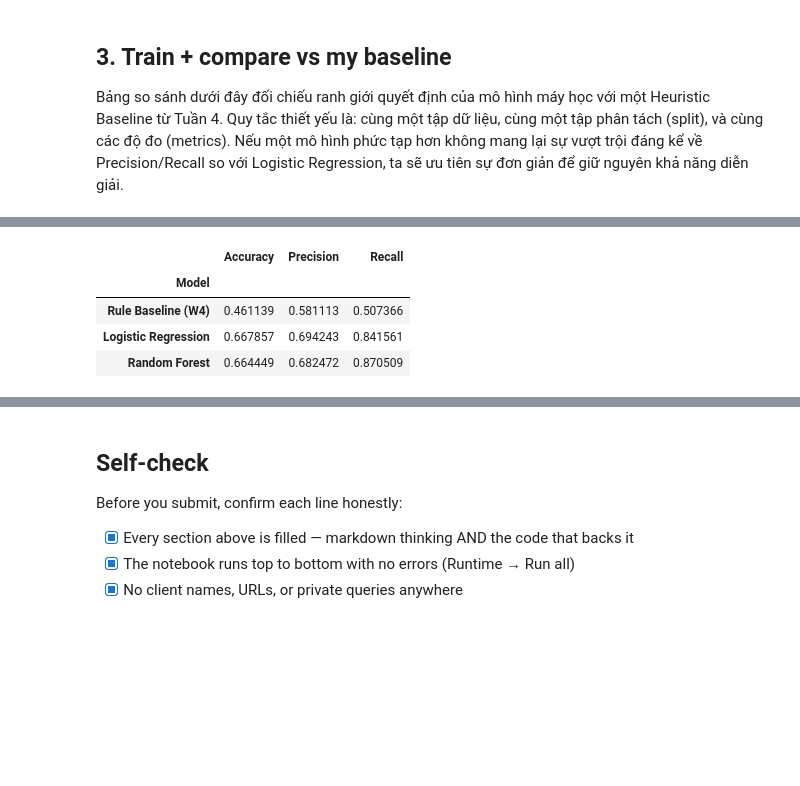
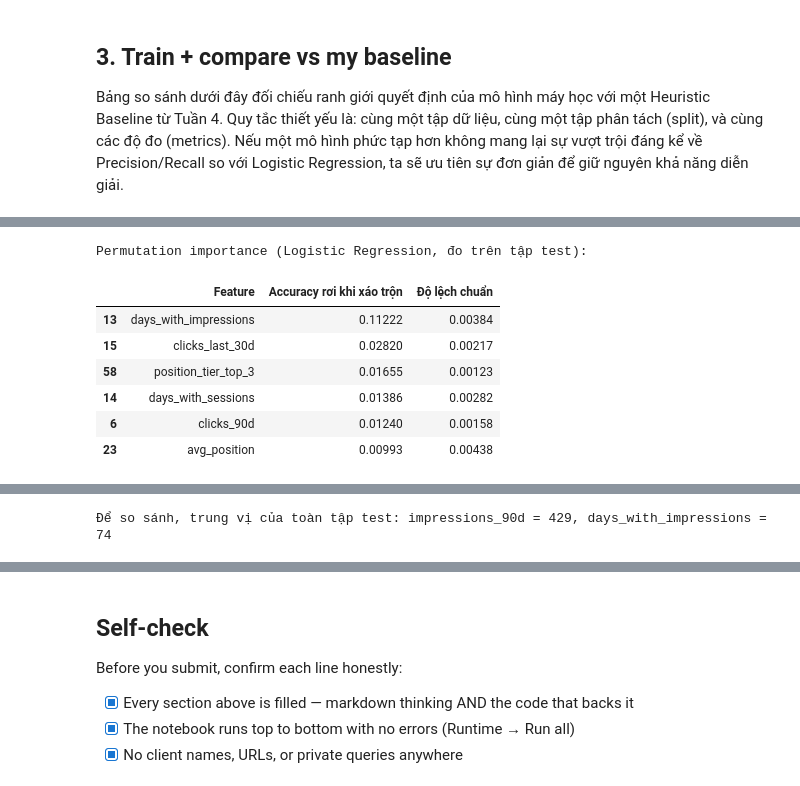
Before and after one commit to John-hcmus/flyrank-ML-internship-starter, a Jupyter notebook: work/notebooks/w05_model.ipynb, the cells around one changed output, grey strips where cells are left out. Cells and saved outputs as stored; diff of their text form; code cells hidden in the pictures; blank space fills up the shorter version.

```diff
--- a/work/notebooks/w05_model.ipynb
+++ b/work/notebooks/w05_model.ipynb
@@ -206,51 +264,44 @@ Một độ đo vô hướng (scalar metric) không phản ánh bản chất ph
 # %%
-from sklearn.preprocessing import StandardScaler
-from sklearn.metrics import accuracy_score, precision_score, recall_score
-from typing import List
+from sklearn.inspection import permutation_importance
 import numpy as np
 import pandas as pd
 
-# Giả lập Baseline Tuần 4
-baseline_threshold = X_train['ctr'].median()
-y_pred_baseline = (X_test['ctr'] < baseline_threshold).astype(int)
+# --- (1) Permutation importance: cột nào thực sự gánh mô hình? ---
+perm = permutation_importance(log_reg, X_test_scaled, y_test, n_repeats=5,
+                              random_state=RANDOM_SEED, scoring="accuracy", n_jobs=-1)
+perm_df = (pd.DataFrame({'Feature': X_train.columns,
+                         'Accuracy rơi khi xáo trộn': perm.importances_mean,
+                         'Độ lệch chuẩn': perm.importances_std})
+           .sort_values('Accuracy rơi khi xáo trộn', ascending=False))
+print("Permutation importance (Logistic Regression, đo trên tập test):")
+display(perm_df.head(6).round(5))
 
-# Chuẩn hóa giữ nguyên dạng DataFrame có tên cột
-scaler = StandardScaler()
-X_train_scaled = pd.DataFrame(scaler.fit_transform(X_train.fillna(0)), columns=X_train.columns)
-X_test_scaled = pd.DataFrame(scaler.transform(X_test.fillna(0)), columns=X_test.columns)
+# --- (2) Ba False Positive mà mô hình tự tin nhất ---
+prob_lr = log_reg.predict_proba(X_test_scaled)[:, 1]
+is_fp = (y_pred_lr == 1) & (y_test.values == 0)
+is_fn = (y_pred_lr == 0) & (y_test.values == 1)
+print(f"\nSố False Positive: {int(is_fp.sum()):,} | False Negative: {int(is_fn.sum()):,} "
+      f"trên {len(y_test):,} dòng test")
 
-# Khởi tạo và tối ưu các mô hình
-log_reg = LogisticRegression(max_iter=1000, random_state=RANDOM_SEED)
-log_reg.fit(X_train_scaled, y_train)
-y_pred_lr = log_reg.predict(X_test_scaled)
+fp_pos = np.where(is_fp)[0]
+top_fp = fp_pos[np.argsort(-prob_lr[fp_pos])[:3]]
+raw_test = df.loc[test_df.index]          # dòng gốc, để đọc được cả trend_pct thật
+cols = ['impressions_90d', 'clicks_90d', 'clicks_last_30d', 'days_with_impressions',
+        'avg_position', 'ctr', 'trend_pct']
+fp_view = raw_test.iloc[top_fp][cols].copy()
+fp_view.insert(0, 'Xác suất mô hình gán "suy giảm"', prob_lr[top_fp].round(3))
+print("\n3 trường hợp mô hình SAI mà lại tự tin nhất (thực tế: KHÔNG suy giảm):")
+display(fp_view)
 
-rf = RandomForestClassifier(n_estimators=100, max_depth=10, random_state=RANDOM_SEED)
-rf.fit(X_train_scaled, y_train) # Lúc này RF được fit bằng DataFrame có tên cột
-y_pred_rf = rf.predict(X_test_scaled)
-
-# Hàm đánh giá
-def evaluate_model(y_true: np.ndarray, preds: List[np.ndarray], model_names: List[str]) -> pd.DataFrame:
-    results = []
-    for p, name in zip(preds, model_names):
-        results.append({
-            'Model': name,
-            'Accuracy': accuracy_score(y_true, p),
-            'Precision': precision_score(y_true, p, zero_division=0),
-            'Recall': recall_score(y_true, p, zero_division=0)
-        })
-    return pd.DataFrame(results).set_index('Model')
-
-# Bảng so sánh
-comparison_table = evaluate_model(
-    y_test,
-    [y_pred_baseline, y_pred_lr, y_pred_rf],
-    ['Rule Baseline (W4)', 'Logistic Regression', 'Random Forest']
-)
-
-display(comparison_table)
+print(f"\nĐể so sánh, trung vị của toàn tập test: impressions_90d = "
+      f"{raw_test['impressions_90d'].median():,.0f}, days_with_impressions = "
+      f"{raw_test['days_with_impressions'].median():.0f}")
 # %% [output]
+Permutation importance (Logistic Regression, đo trên tập test):
-|  | Accuracy | Precision | Recall |
-| Model |  |  |  |
-| Rule Baseline (W4) | 0.461139 | 0.581113 | 0.507366 |
-| Logistic Regression | 0.667857 | 0.694243 | 0.841561 |
-| Random Forest | 0.664449 | 0.682472 | 0.870509 |
+|  | Feature | Accuracy rơi khi xáo trộn | Độ lệch chuẩn |
+| 13 | days_with_impressions | 0.11222 | 0.00384 |
+| 15 | clicks_last_30d | 0.02820 | 0.00217 |
+| 58 | position_tier_top_3 | 0.01655 | 0.00123 |
+| 14 | days_with_sessions | 0.01386 | 0.00282 |
+| 6 | clicks_90d | 0.01240 | 0.00158 |
+| 23 | avg_position | 0.00993 | 0.00438 |
@@ -257 +315,2 @@ display(comparison_table)
+Để so sánh, trung vị của toàn tập test: impressions_90d = 429, days_with_impressions = 74
 # %% [markdown]
```
Also changed, not shown: parts of 10 cells of this notebook, 1 other file.
